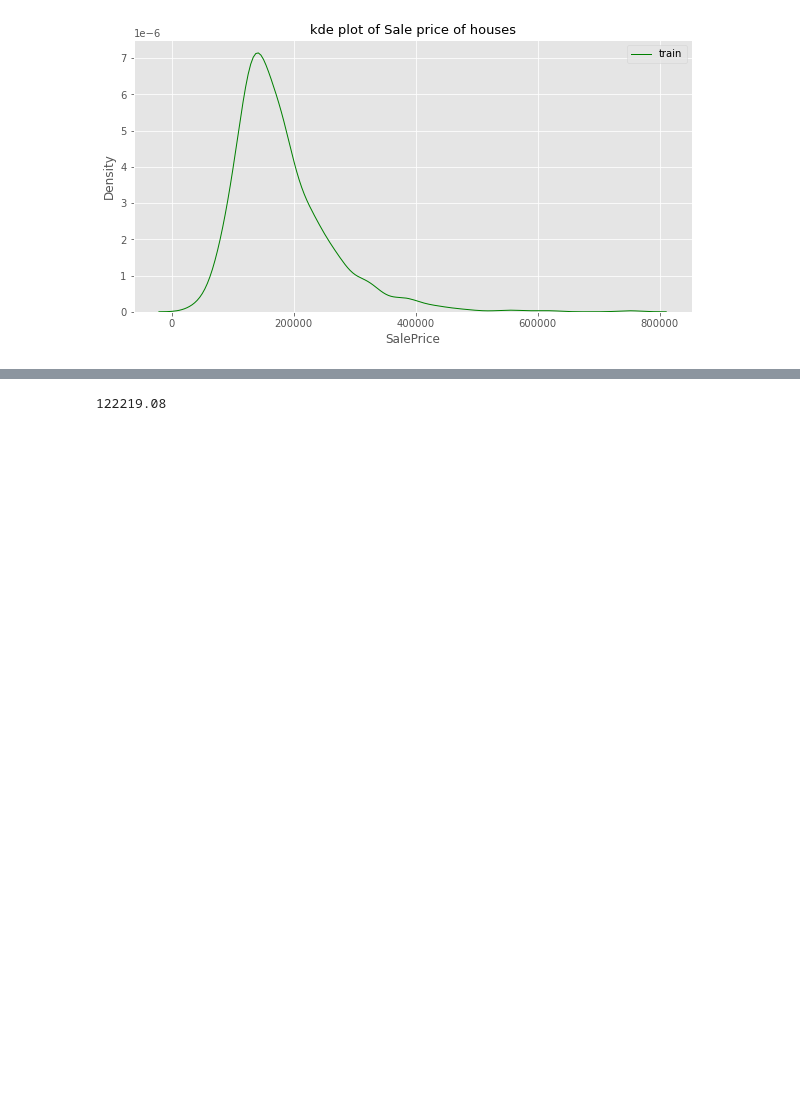
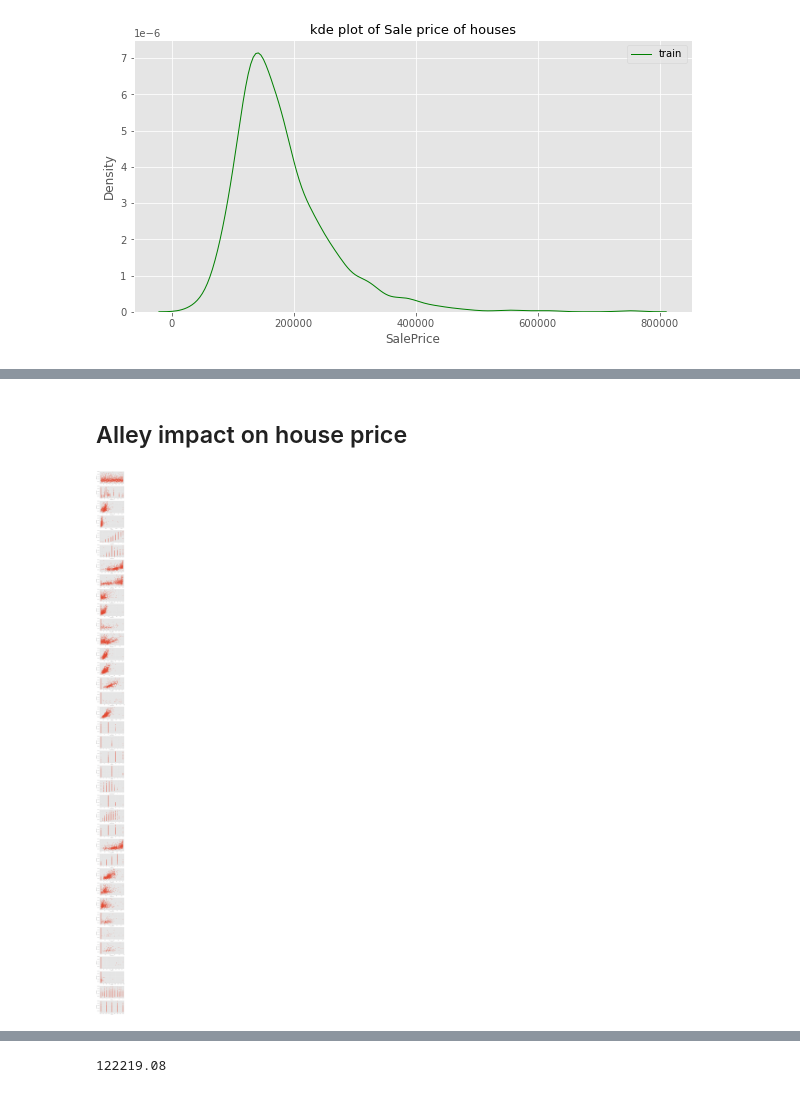
Before and after one commit to Yichen575/kaggle-projects, a Jupyter notebook: house-prices-advanced-regression-techniques/Analysis.ipynb, the cells around one changed output, grey strips where cells are left out. Cells and saved outputs as stored; diff of their text form; code cells hidden in the pictures; blank space fills up the shorter version.

```diff
--- a/house-prices-advanced-regression-techniques/Analysis.ipynb
+++ b/house-prices-advanced-regression-techniques/Analysis.ipynb
@@ -94 +181,33 @@ Prices over 500000 can be removed.
+# %% [markdown]
+
+
+## Alley impact on house price
+# %%
+# Select only the numerical columns
+numerical_data = train.select_dtypes(include=['int64', 'float64'])
+
+# Select columns for the dependent variable and independent variables
+dependent_var = numerical_data['SalePrice']
+independent_vars = numerical_data.drop('SalePrice', axis=1)
+
+# Calculate the number of subplots needed
+num_subplots = len(independent_vars.columns)
+
+# Create subplots
+fig, axes = plt.subplots(num_subplots, 1, figsize=(8, num_subplots*4))
+
+# Iterate over the independent variables and create scatter plots
+for i, column in enumerate(independent_vars.columns):
+    ax = axes[i]
+    ax.scatter(independent_vars[column], dependent_var)
+    ax.set_xlabel(column)
+    ax.set_ylabel('Sale Prices')
+
+# Adjust the layout and spacing between subplots
+plt.tight_layout()
+
+# Display the plot
+plt.show()
+# %% [output]
+[figure, added]
 # %%
```
Also changed, not shown: parts of 25 cells of this notebook, 1 other file.
